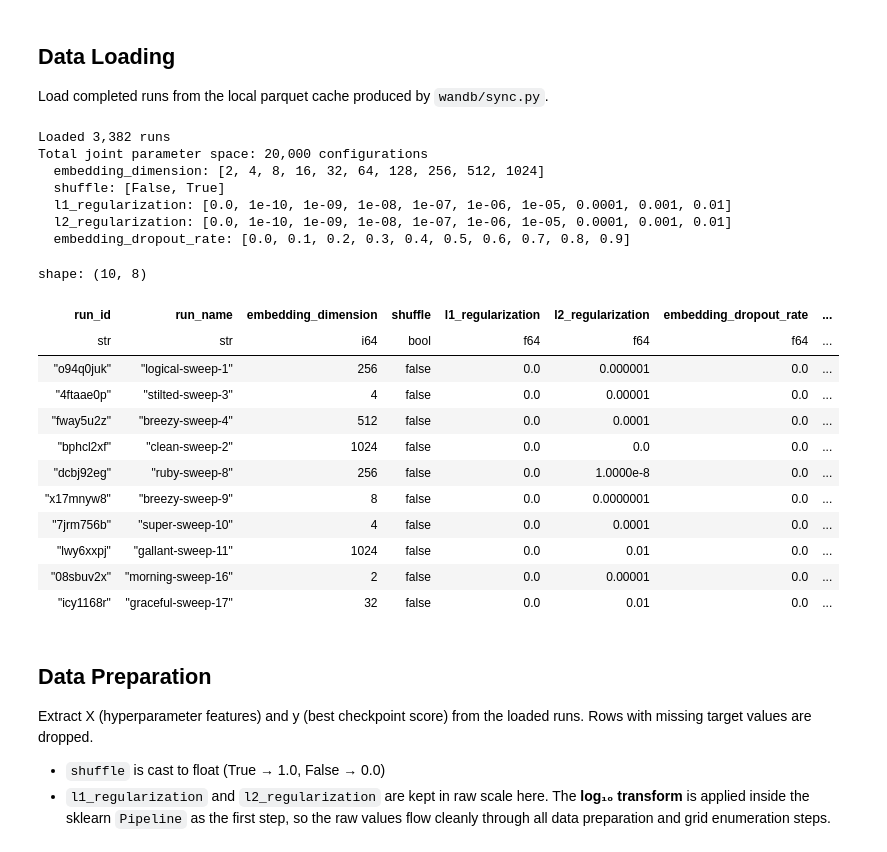
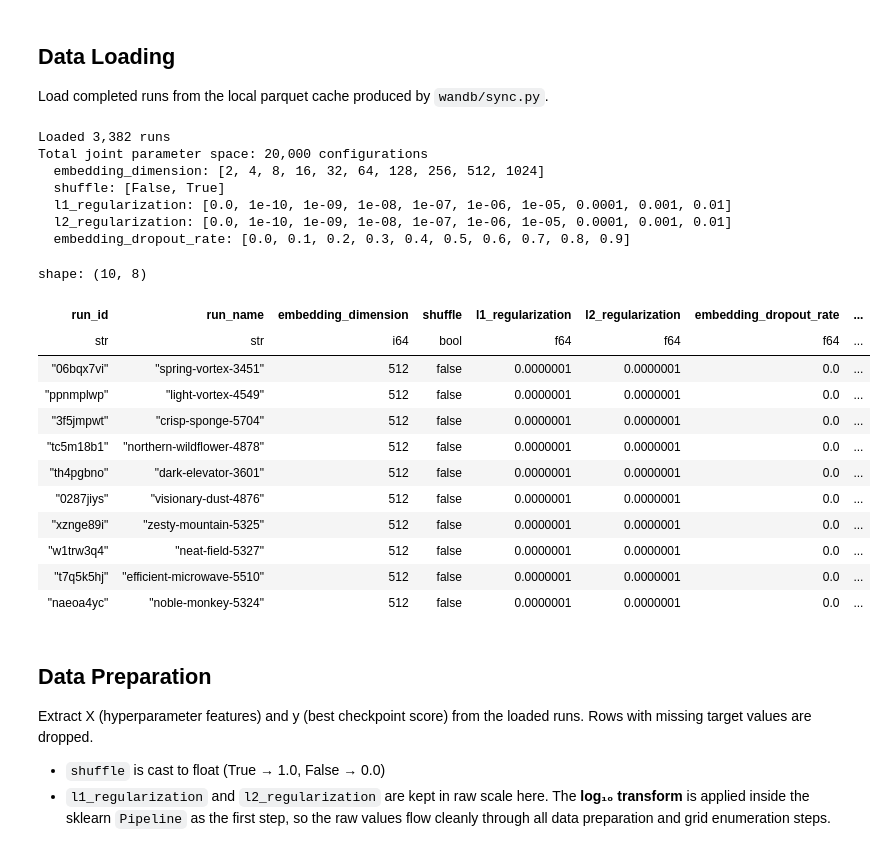
Before and after one commit to chaald/peppermint-matrix, a Jupyter notebook: notebooks/parameter_analysis/surrogate_model.ipynb, the cells around one changed output. Cells and saved outputs as stored; diff of their text form; code cells hidden in the pictures.

```diff
--- a/notebooks/parameter_analysis/surrogate_model.ipynb
+++ b/notebooks/parameter_analysis/surrogate_model.ipynb
@@ -63,44 +63,46 @@ experiment_runs = experiment_runs.filter(pl.col("model") == "matrix_factorizatio
 parameter_space = {}
 for col in feature_names:
     unique_vals = sorted(experiment_runs[col].drop_nulls().unique().to_list())
     parameter_space[col] = unique_vals
 
 total_space_size = 1
 for values in parameter_space.values():
     total_space_size *= len(values)
 
 print(f"Loaded {len(experiment_runs):,} runs")
 print(f"Total joint parameter space: {total_space_size:,} configurations")
 for col, vals in parameter_space.items():
     print(f"  {col}: {vals}")
 
-experiment_runs.select(
+experiment_runs.sort(
+    pl.col(target_metric), descending=True
+).select(
     pl.col("run_id"),
     pl.col("run_name"),
     *[pl.col(c) for c in feature_names],
     pl.col(target_metric),
 )[:10]
 # %% [output]
 Loaded 3,382 runs
 Total joint parameter space: 20,000 configurations
   embedding_dimension: [2, 4, 8, 16, 32, 64, 128, 256, 512, 1024]
   shuffle: [False, True]
   l1_regularization: [0.0, 1e-10, 1e-09, 1e-08, 1e-07, 1e-06, 1e-05, 0.0001, 0.001, 0.01]
   l2_regularization: [0.0, 1e-10, 1e-09, 1e-08, 1e-07, 1e-06, 1e-05, 0.0001, 0.001, 0.01]
   embedding_dropout_rate: [0.0, 0.1, 0.2, 0.3, 0.4, 0.5, 0.6, 0.7, 0.8, 0.9]
 shape: (10, 8)
 | run_id | run_name | embedding_dimension | shuffle | l1_regularization | l2_regularization | embedding_dropout_rate | ... |
 | str | str | i64 | bool | f64 | f64 | f64 | ... |
-| "o94q0juk" | "logical-sweep-1" | 256 | false | 0.0 | 0.000001 | 0.0 | ... |
-| "4ftaae0p" | "stilted-sweep-3" | 4 | false | 0.0 | 0.00001 | 0.0 | ... |
-| "fway5u2z" | "breezy-sweep-4" | 512 | false | 0.0 | 0.0001 | 0.0 | ... |
-| "bphcl2xf" | "clean-sweep-2" | 1024 | false | 0.0 | 0.0 | 0.0 | ... |
-| "dcbj92eg" | "ruby-sweep-8" | 256 | false | 0.0 | 1.0000e-8 | 0.0 | ... |
-| "x17mnyw8" | "breezy-sweep-9" | 8 | false | 0.0 | 0.0000001 | 0.0 | ... |
-| "7jrm756b" | "super-sweep-10" | 4 | false | 0.0 | 0.0001 | 0.0 | ... |
-| "lwy6xxpj" | "gallant-sweep-11" | 1024 | false | 0.0 | 0.01 | 0.0 | ... |
-| "08sbuv2x" | "morning-sweep-16" | 2 | false | 0.0 | 0.00001 | 0.0 | ... |
-| "icy1168r" | "graceful-sweep-17" | 32 | false | 0.0 | 0.01 | 0.0 | ... |
+| "06bqx7vi" | "spring-vortex-3451" | 512 | false | 0.0000001 | 0.0000001 | 0.0 | ... |
+| "ppnmplwp" | "light-vortex-4549" | 512 | false | 0.0000001 | 0.0000001 | 0.0 | ... |
+| "3f5jmpwt" | "crisp-sponge-5704" | 512 | false | 0.0000001 | 0.0000001 | 0.0 | ... |
+| "tc5m18b1" | "northern-wildflower-4878" | 512 | false | 0.0000001 | 0.0000001 | 0.0 | ... |
+| "th4pgbno" | "dark-elevator-3601" | 512 | false | 0.0000001 | 0.0000001 | 0.0 | ... |
+| "0287jiys" | "visionary-dust-4876" | 512 | false | 0.0000001 | 0.0000001 | 0.0 | ... |
+| "xznge89i" | "zesty-mountain-5325" | 512 | false | 0.0000001 | 0.0000001 | 0.0 | ... |
+| "w1trw3q4" | "neat-field-5327" | 512 | false | 0.0000001 | 0.0000001 | 0.0 | ... |
+| "t7q5k5hj" | "efficient-microwave-5510" | 512 | false | 0.0000001 | 0.0000001 | 0.0 | ... |
+| "naeoa4yc" | "noble-monkey-5324" | 512 | false | 0.0000001 | 0.0000001 | 0.0 | ... |
 # %% [markdown]
 ## Data Preparation
 
```
Also changed, not shown: parts of 4 cells of this notebook.
